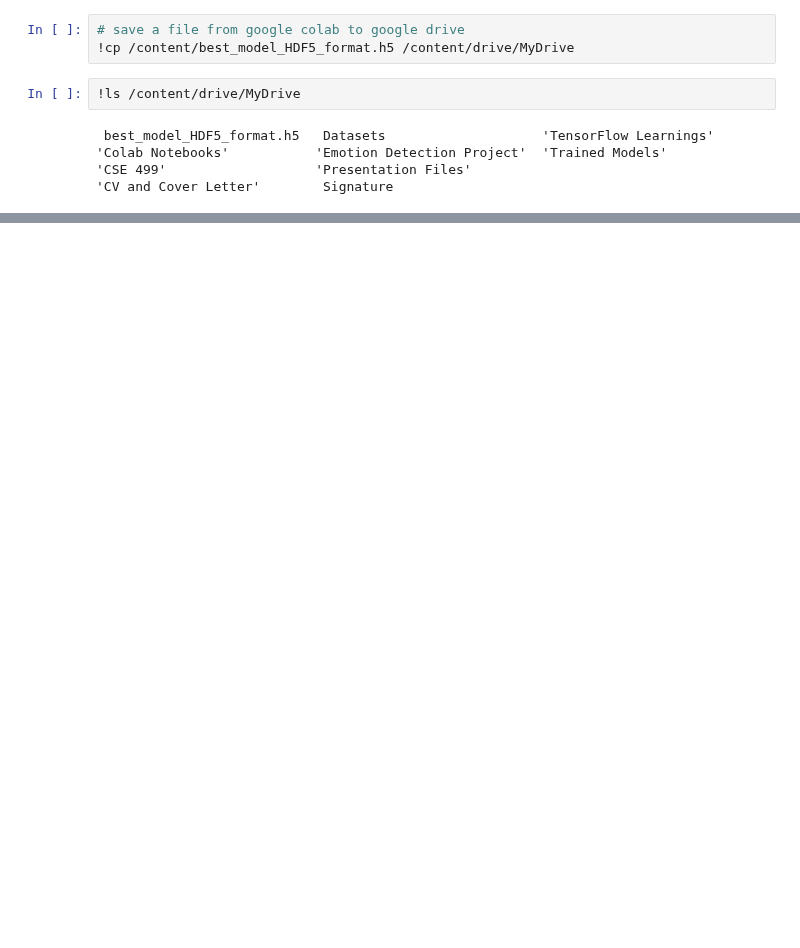
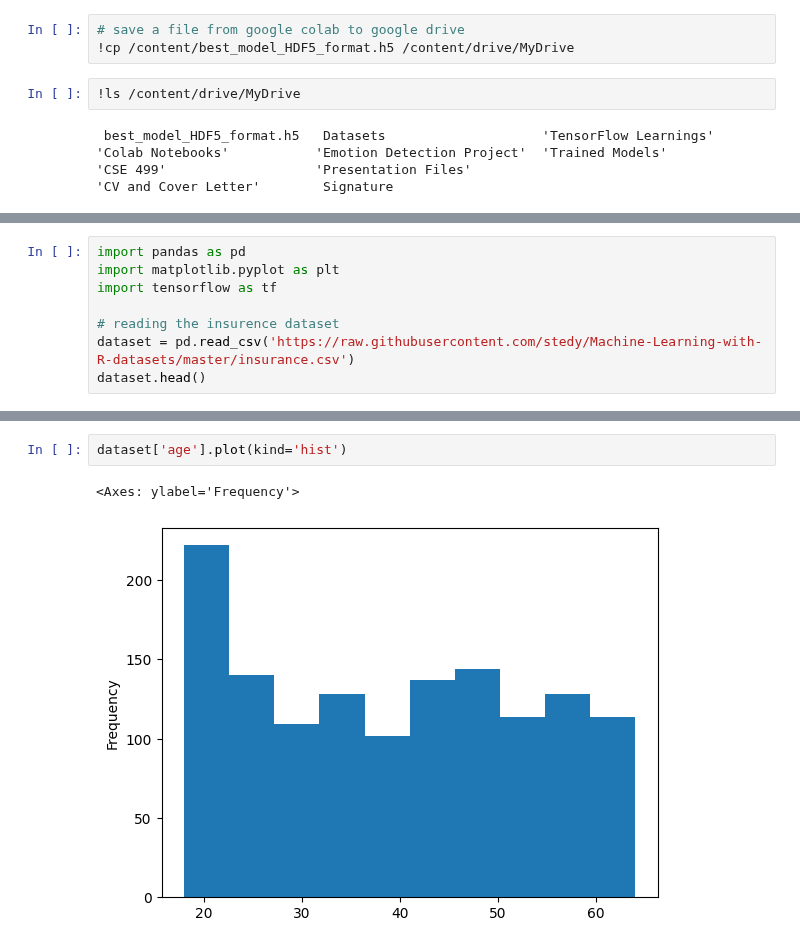
Before and after one commit to Muntasir2179/tensorflow-learning, a Jupyter notebook: 01_neural_network_regression_with_tensorflow.ipynb, the cells around one changed output, grey strips where cells are left out. Drawn from its saved outputs; the diff is of its cells as text; blank space fills up the shorter version.

```diff
--- a/01_neural_network_regression_with_tensorflow.ipynb
+++ b/01_neural_network_regression_with_tensorflow.ipynb
@@ -842,0 +1075,8 @@ files.download('best_model_HDF5_format.h5')
+# %%
+import pandas as pd
+import matplotlib.pyplot as plt
+import tensorflow as tf
+
+# reading the insurence dataset
+dataset = pd.read_csv('https://raw.githubusercontent.com/stedy/Machine-Learning-with-R-datasets/master/insurance.csv')
+dataset.head()
@@ -842,0 +1090,5 @@ files.download('best_model_HDF5_format.h5')
+# %%
+dataset['age'].plot(kind='hist')
+# %% [output]
+<Axes: ylabel='Frequency'>
+[figure, added]
```
Also changed, not shown: parts of 68 cells of this notebook.
